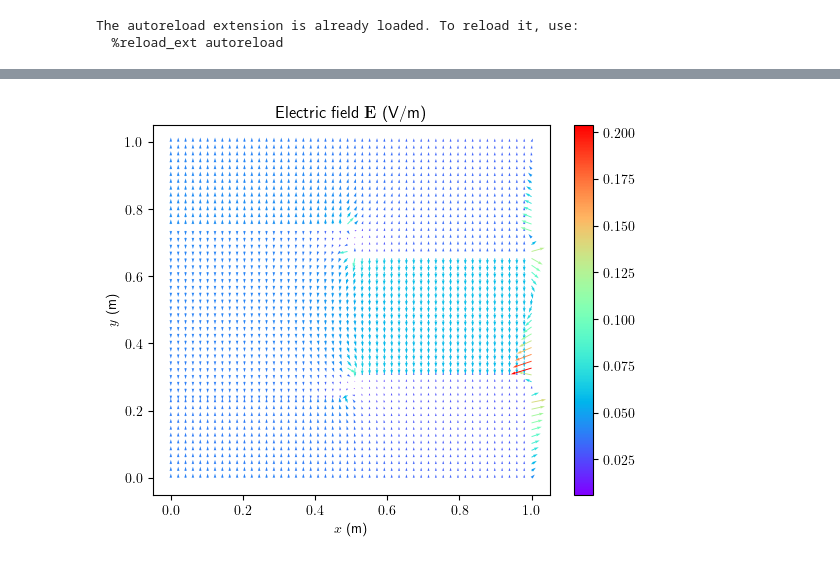
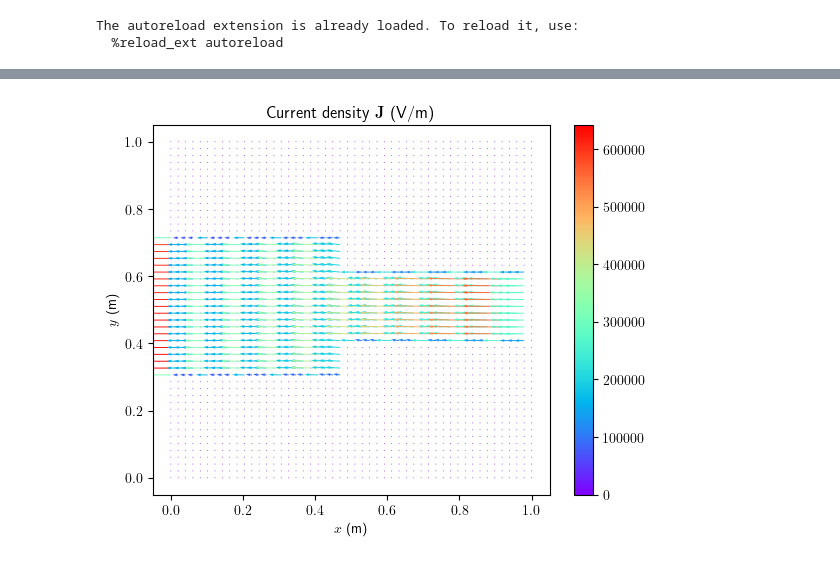
Before and after one commit to Devoev/multiphysics, a Jupyter notebook: main.ipynb, the cells around one changed output, grey strips where cells are left out. Cells and saved outputs as stored; diff of their text form; code cells hidden in the pictures.

```diff
--- a/main.ipynb
+++ b/main.ipynb
@@ -26,20 +47,11 @@ msh = Mesh(xmesh, ymesh, zmesh)
 # %%
-## Set boundary conditions TODO: Update
-V0 = 1
+## Set boundary conditions
+V0 = 0
+V1 = 1
 
-bc = np.full(msh.np, np.nan)
-idx_bc_1 = []
-idx_bc_2 = []
-
-for i in range(int(n/2)):
-    for k in range(nz):
-        idx_bc_1.append(msh.idx(i, int(n/4), k))
-        idx_bc_1.append(msh.idx(i+int(n/2), int(n/3), k))
-        idx_bc_2.append(msh.idx(i, int(3*n/4), k))
-        idx_bc_2.append(msh.idx(i+int(n/2), int(2*n/3), k))
-
-bc[idx_bc_1] = 0
-bc[idx_bc_2] = V0
+box_bc_0 = Box(V0, (0, 1), (0, msh.ny), (0, msh.nz))
+box_bc_1 = Box(V1, (n - 1, n), (0, msh.ny), (0, msh.nz))
+bc = mesh_boxes(msh, [box_bc_0, box_bc_1], np.nan)
 # %%
 ## Current excitation TODO: Update
 I0 = 1e7
@@ -55,9 +67,7 @@ q = -g.T @ i
 # q[idx] = I0
 # %%
 ## Solve system
-eps = 8.854e-12
-sig = 58e6
-phi = solve_poisson(msh, q, sig, bc)
+phi = solve_poisson(msh, q, m_eps, bc)  # TODO: Use m_sig not m_eps
 # %%
 ## Plot phi
 plot_pot(msh, phi, nz=2, levels=n, cmap='rainbow', title='Electric potential $\phi$ (V)')
@@ -66,11 +76,10 @@ plot_pot(msh, phi, nz=2, levels=n, cmap='rainbow', title='Electric potential $\p
 # %%
 # Electrical field
-m_sig = create_p2d_mat(msh, sig)    # Conductivity matrix
-e = -g @ phi                        # e field
-j = m_sig @ e                       # j field
-plot_field(msh, e, nz=2, cmap='rainbow', title=r'Electric field $\mathbf{E}$ (V/m)')
+e = -g @ phi
+j = m_sig @ e
+plot_field(msh, j, nz=2, cmap='rainbow', title=r'Current density $\mathbf{J}$ (V/m)')
 # %% [output]
-[figure, old version]
+[figure, new version]
 # %%
 ## Power calculation
 pe = e * j                          # Power on edge vector
```
Also changed, not shown: parts of 6 cells of this notebook.
